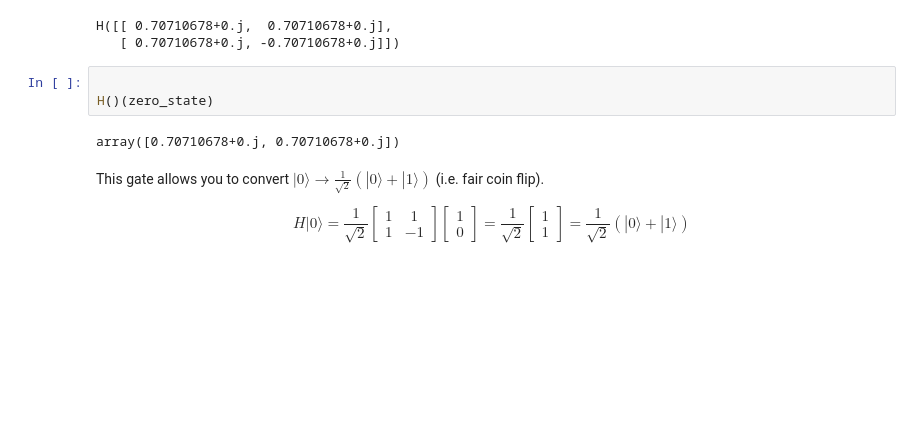
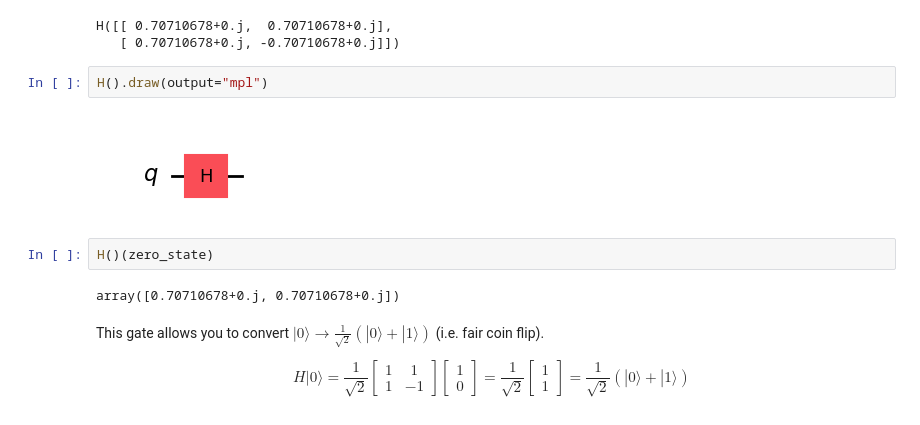
Before and after one commit to CarloLepelaars/q4p, a Jupyter notebook: nbs/02-gates.ipynb, the cells around one changed output. Saved outputs shown, nothing was run; the diff lists cells and outputs as text; blank space fills up the shorter version.

```diff
--- a/nbs/02-gates.ipynb
+++ b/nbs/02-gates.ipynb
@@ -401,11 +419,14 @@ H()
 # %% [output]
 H([[ 0.70710678+0.j,  0.70710678+0.j],
    [ 0.70710678+0.j, -0.70710678+0.j]])
-# %%
-
-H()(zero_state)
-# %% [output]
-array([0.70710678+0.j, 0.70710678+0.j])
+# %%
+H().draw(output="mpl")
+# %% [output]
+[figure, added]
+# %%
+H()(zero_state)
+# %% [output]
+array([0.70710678+0.j, 0.70710678+0.j])
 # %% [markdown]
 This gate allows you to convert $|0\rangle \rightarrow \frac{1}{\sqrt{2}} (|0\rangle + |1\rangle)$ (i.e. fair coin flip).
 
```
Also changed, not shown: parts of 14 cells of this notebook.
